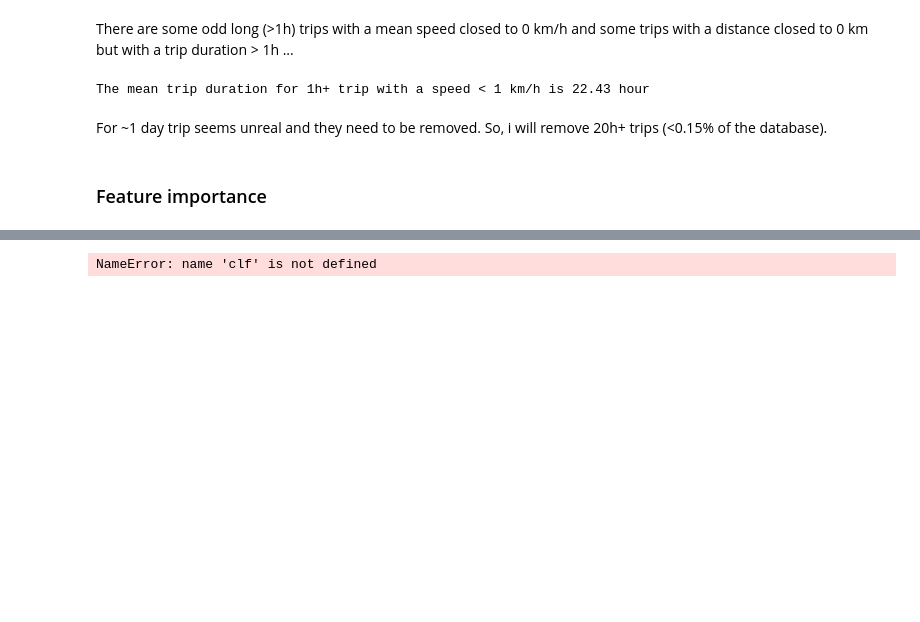
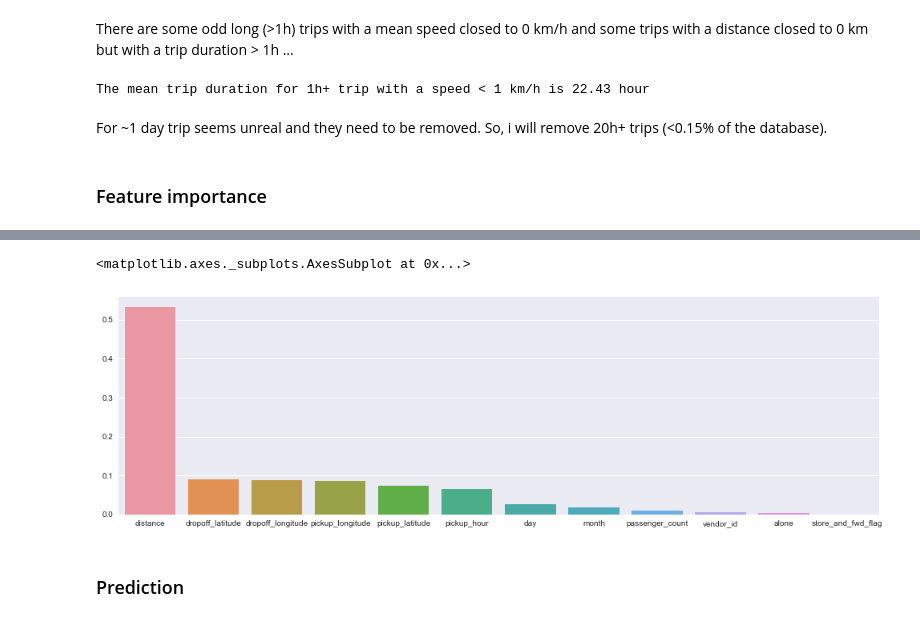
Before and after one commit to alexattia/Data-Science-Projects, a Jupyter notebook: KaggleTaxiTrip/Exploring the dataset.ipynb, the cells around one changed output, grey strips where cells are left out. Drawn from its saved outputs; the diff is of its cells as text; code cells hidden in the pictures; blank space fills up the shorter version.

Commit message:
add README + predictions

```diff
--- a/KaggleTaxiTrip/Exploring the dataset.ipynb
+++ b/KaggleTaxiTrip/Exploring the dataset.ipynb
@@ -192,4 +201,8 @@ clf.oob_score_
-# %%
-np.argsort(clf.feature_importances_)[::-1]
-# %% [output]
-NameError: name 'clf' is not defined
+# %%
+plt.figure(figsize=(17,5))
+sns.barplot(X.columns[np.argsort(clf.feature_importances_)[::-1]], np.sort(clf.feature_importances_)[::-1])
+# %% [output]
+<matplotlib.axes._subplots.AxesSubplot at 0x...>
+[figure, added]
+# %% [markdown]
+### Prediction
```
Also changed, not shown: parts of 6 cells of this notebook, 2 other files.
